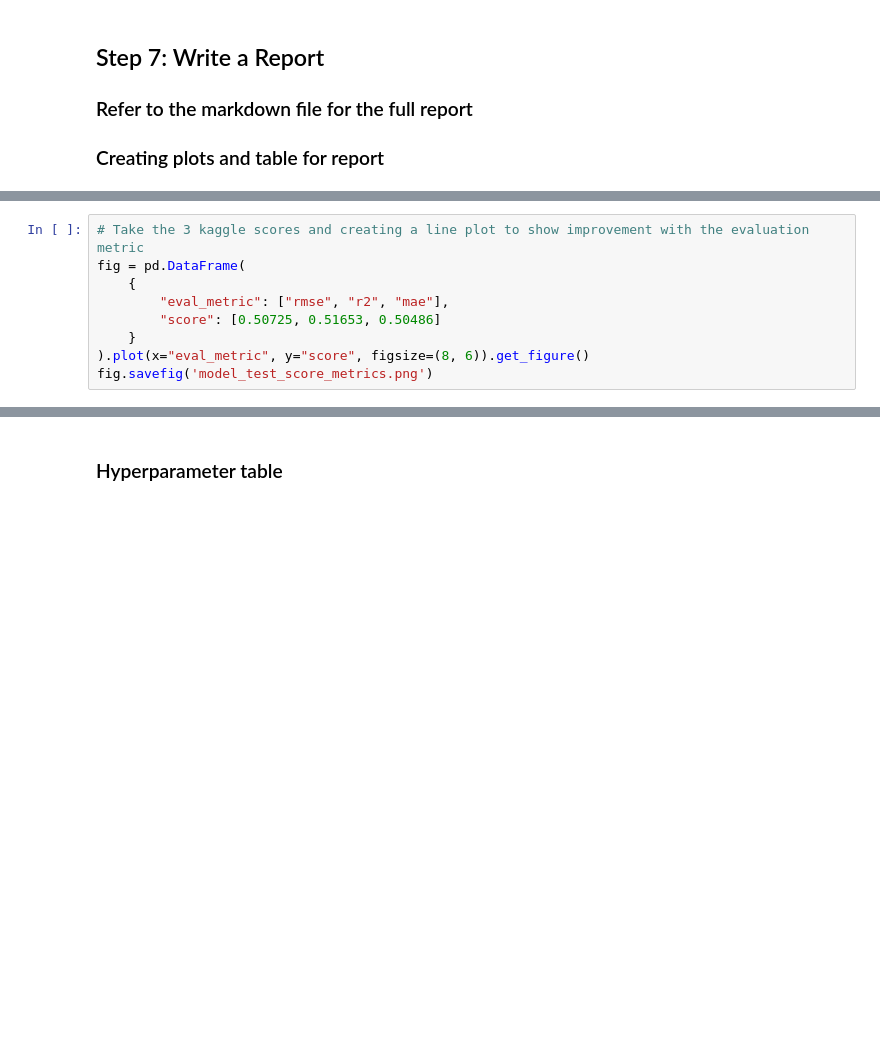
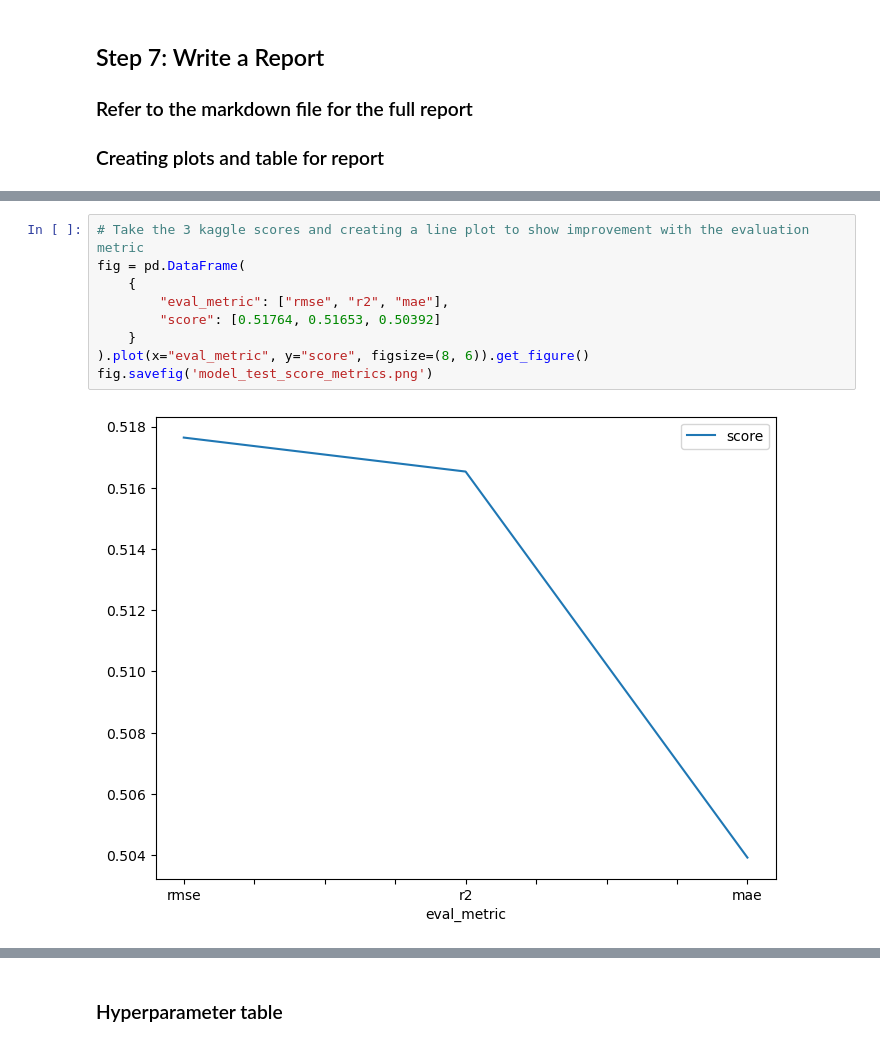
Before and after one commit to MouMike/Bike-Sharing-Demand, a Jupyter notebook: project/project-template.ipynb, the cells around one changed output, grey strips where cells are left out. Drawn from its saved outputs; the diff is of its cells as text; blank space fills up the shorter version.

Commit message:
Adds outputs to project notebook and updates report and figures

```diff
--- a/project/project-template.ipynb
+++ b/project/project-template.ipynb
@@ -739,12 +2274,14 @@ fig.savefig('model_test_score.png')
 # %%
 # Take the 3 kaggle scores and creating a line plot to show improvement with the evaluation metric
 fig = pd.DataFrame(
     {
         "eval_metric": ["rmse", "r2", "mae"],
-        "score": [0.50725, 0.51653, 0.50486]
+        "score": [0.51764, 0.51653, 0.50392]
     }
 ).plot(x="eval_metric", y="score", figsize=(8, 6)).get_figure()
 fig.savefig('model_test_score_metrics.png')
+# %% [output]
+[figure, added]
 # %%
 # Summary of results for individual algorithms
 results = {
```
Also changed, not shown: parts of 89 cells of this notebook, 3 other files.
